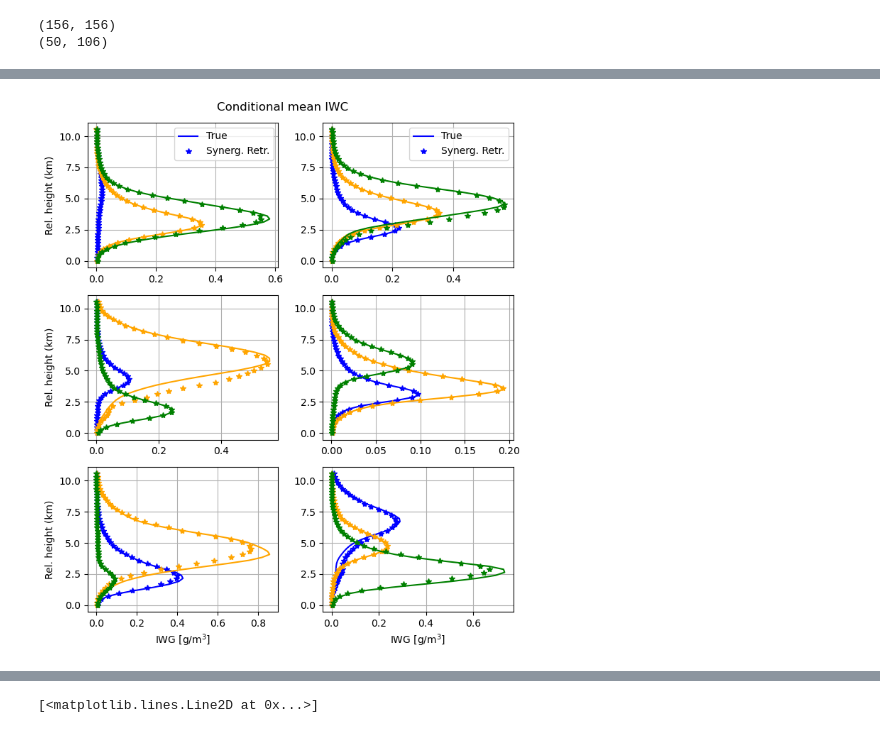
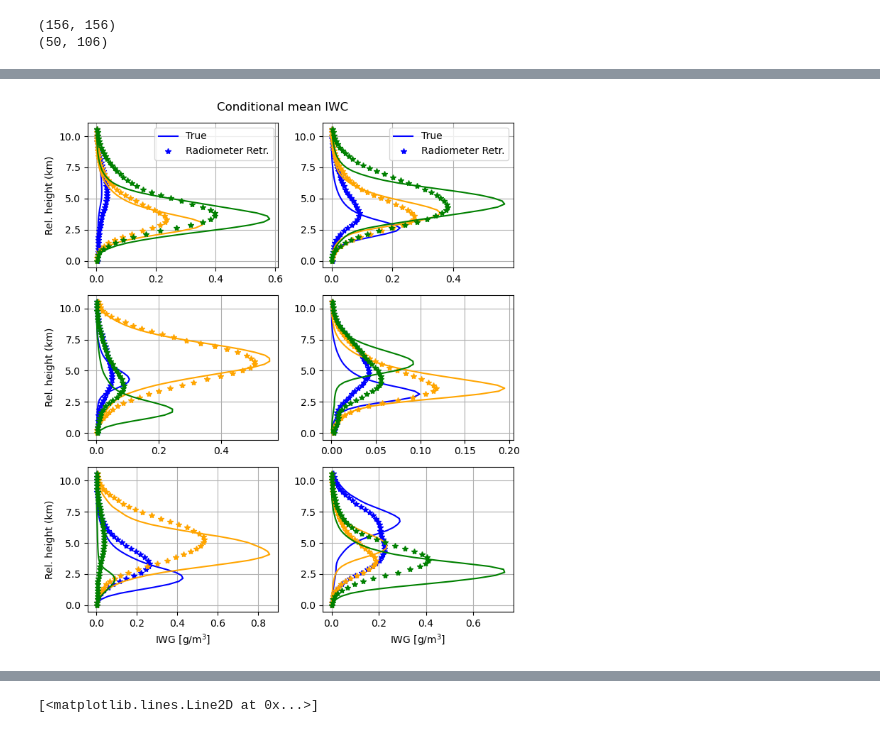
Before and after one commit to mgrecu35/anvilRetr, a Jupyter notebook: code/skLearnRegTF_CS_ClassRad2.ipynb, the cells around one changed output, grey strips where cells are left out. Saved outputs shown, nothing was run; the diff lists cells and outputs as text; code cells hidden in the pictures.

```diff
--- a/code/skLearnRegTF_CS_ClassRad2.ipynb
+++ b/code/skLearnRegTF_CS_ClassRad2.ipynb
@@ -40,7 +40,7 @@ for i,pnorm1 in enumerate(pnorm):
         zKuGtL.append(z1)
 yobsL+=np.random.randn(nt,nchan)*3
 yobsLidarL=np.concatenate((yobsL,np.array(lidarEchoPeak)[:,:],pnorm),axis=-1)
-yobsLidarLR=np.concatenate((yobsLidarL,np.array(zKuGtL)[:,:]),axis=-1)
+yobsLidarLR=yobsL
 ind_train,ind_test,y_train, y_test = train_test_split(range(nt), x2D[:].sum(axis=-1)*0.24, test_size=0.33, random_state=42)
 nt,nc=yobsL.shape
 X_train=yobsL[ind_train,:]
@@ -219,6 +222,9 @@ for i in range(nC):
     kgainL.append(kgain)
     xmL.append(np.mean(xk,axis=0))
 
+neigh = KNeighborsRegressor(n_neighbors=30,weights='distance')
+neigh.fit(X_train_scaled, iwc_train.sum(axis=1)*0.24)
+iwp_test_neigh=neigh.predict(X_test_scaled)
 print(iwpC)
 # %% [output]
 [0.08180295758865695, 0.9089434414931393, 1.6821731655012089, 0.480173359889555, 0.9642660480778134, 1.6737403727582874, 0.23640980883686002, 2.0027355312757034, 0.5528023181453682, 0.2169311671146169 ...
@@ -245,10 +251,10 @@ iwcLR_=[]
 for i,iwp1_ in enumerate(X_test_scaled):
     iclass=np.argmax(class_onehot_[i,:])
     iwc1=kmeans_iwc.cluster_centers_[iclass,:]+0.975*np.dot(kgainL[iclass],X_test_scaled[i,:]-xmL[iclass])
-    iwcLR_.append(iwc1)
+    iwcLR_.append(iwc1/iwc1.sum()/0.24*iwp_test_neigh[i])
 iwcLR_=np.array(iwcLR_)
 leg1=['True',None,None]
-leg2=['Synerg. Retr.',None,None]
+leg2=['Radiometer Retr.',None,None]
 iclass=0
 for i in range(3):
     for j in range(2):
@@ -279,5 +285,9 @@ for i in range(3):
             #ax.set_ylabel('Rel. height (km)')
 plt.suptitle('Conditional mean IWC')
 plt.tight_layout()
-plt.savefig('iwcRetrievedClassesSSRG.png')
+plt.savefig('iwcRetrievedClassesSSRGRadiometer.png')
+
+def nrms(iwc1,iwc2):
+    return np.sqrt(np.mean((iwc1.flatten()-iwc2.flatten())**2))/np.sqrt(np.mean(iwc1.flatten()**2))
+print(nrms(iwc_test,iwcLR_))
 # %% [output]
@@ -285 +296 @@ plt.savefig('iwcRetrievedClassesSSRG.png')
-[figure, old version]
+[figure, new version]
```
Also changed, not shown: parts of 6 cells of this notebook, 12 other files.
